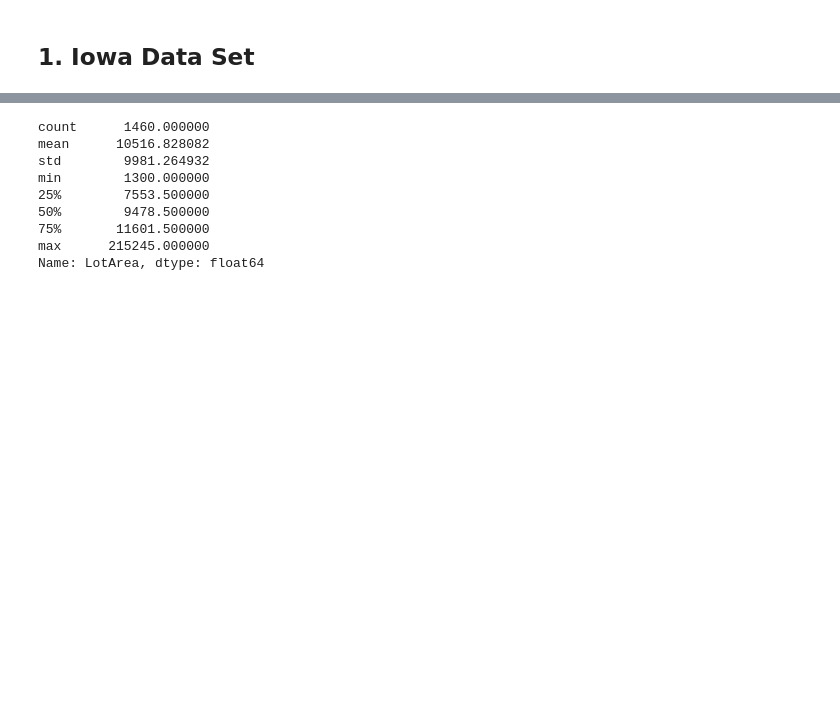
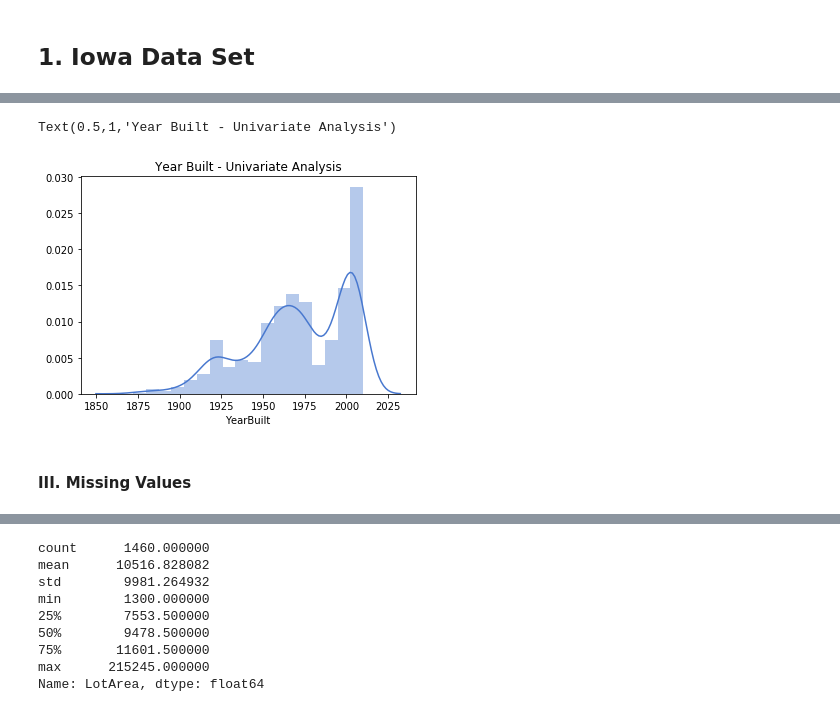
Before and after one commit to mpaluta/House_Price, a Jupyter notebook: final_WIP.ipynb, the cells around one changed output, grey strips where cells are left out. Drawn from its saved outputs; the diff is of its cells as text; code cells hidden in the pictures; blank space fills up the shorter version.

Commit message:
Year Built analysis

```diff
--- a/final_WIP.ipynb
+++ b/final_WIP.ipynb
@@ -17,0 +37,9 @@ df_iowa = og_iowa.copy()
+# %%
+# univariate distribution
+sns.distplot(df_iowa['YearBuilt'])
+plt.title('Year Built - Univariate Analysis')
+# %% [output]
+Text(0.5,1,'Year Built - Univariate Analysis')
+[figure, added]
+# %% [markdown]
+#### III. Missing Values
```
Also changed, not shown: parts of 13 cells of this notebook, 1 other file.
